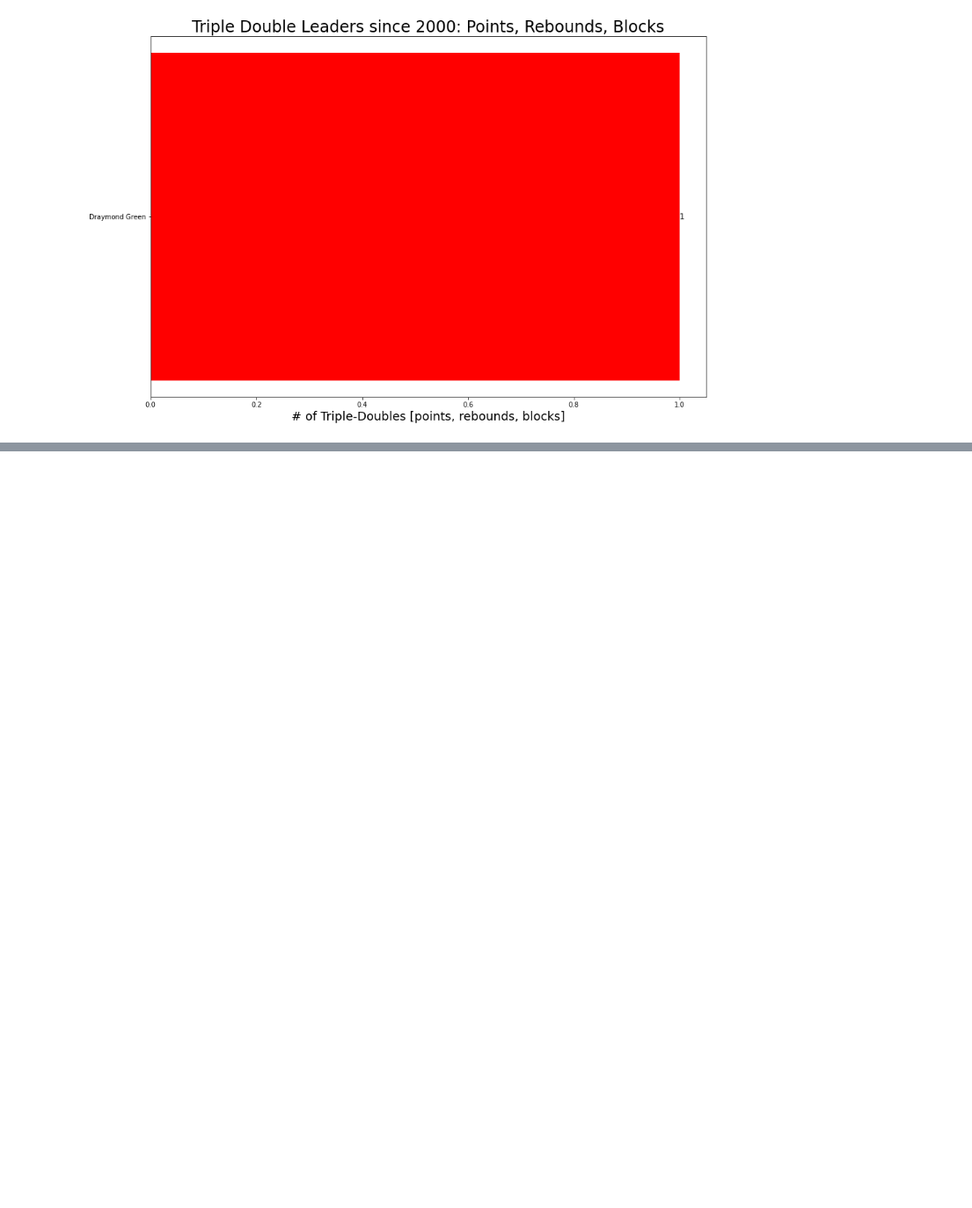
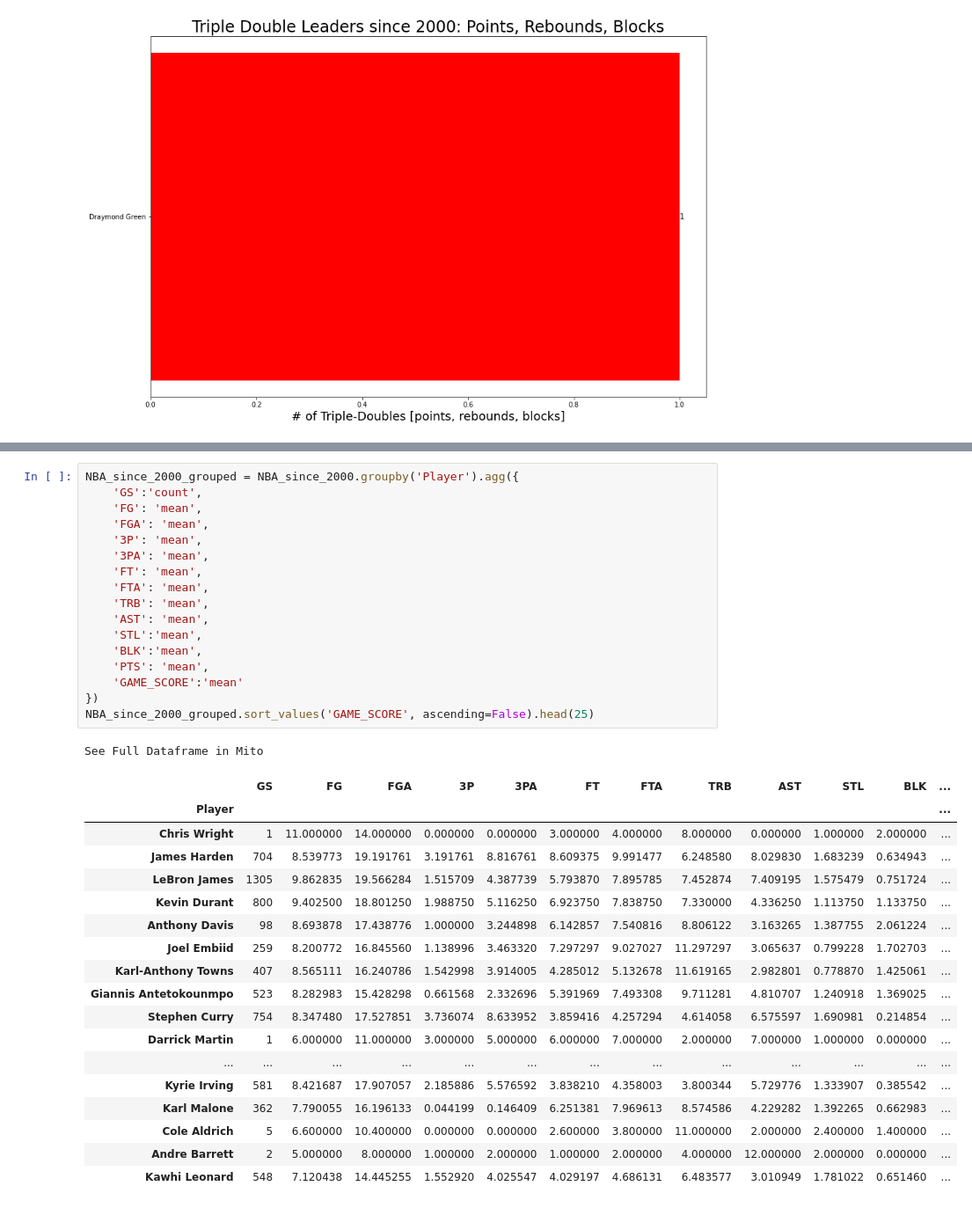
Before and after one commit to bme3412/Python, a Jupyter notebook: Projects/Basketball_reference/NBA_since_2000.ipynb, the cells around one changed output, grey strips where cells are left out. Shown at 88% size. Cells and saved outputs as stored; diff of their text form; blank space fills up the shorter version.

```diff
--- a/Projects/Basketball_reference/NBA_since_2000.ipynb
+++ b/Projects/Basketball_reference/NBA_since_2000.ipynb
@@ -1511,0 +1484,37 @@ grouped.sort_values('PTS', ascending=False)
+# %%
+NBA_since_2000_grouped = NBA_since_2000.groupby('Player').agg({
+    'GS':'count',
+    'FG': 'mean',
+    'FGA': 'mean',
+    '3P': 'mean',
+    '3PA': 'mean',
+    'FT': 'mean',
+    'FTA': 'mean',
+    'TRB': 'mean',
+    'AST': 'mean',
+    'STL':'mean',
+    'BLK':'mean',
+    'PTS': 'mean',
+    'GAME_SCORE':'mean'
+})
+NBA_since_2000_grouped.sort_values('GAME_SCORE', ascending=False).head(25)
+# %% [output]
+See Full Dataframe in Mito
+|  | GS | FG | FGA | 3P | 3PA | FT | FTA | TRB | AST | STL | BLK | ... |
+| Player |  |  |  |  |  |  |  |  |  |  |  | ... |
+| Chris Wright | 1 | 11.000000 | 14.000000 | 0.000000 | 0.000000 | 3.000000 | 4.000000 | 8.000000 | 0.000000 | 1.000000 | 2.000000 | ... |
+| James Harden | 704 | 8.539773 | 19.191761 | 3.191761 | 8.816761 | 8.609375 | 9.991477 | 6.248580 | 8.029830 | 1.683239 | 0.634943 | ... |
+| LeBron James | 1305 | 9.862835 | 19.566284 | 1.515709 | 4.387739 | 5.793870 | 7.895785 | 7.452874 | 7.409195 | 1.575479 | 0.751724 | ... |
+| Kevin Durant | 800 | 9.402500 | 18.801250 | 1.988750 | 5.116250 | 6.923750 | 7.838750 | 7.330000 | 4.336250 | 1.113750 | 1.133750 | ... |
+| Anthony Davis | 98 | 8.693878 | 17.438776 | 1.000000 | 3.244898 | 6.142857 | 7.540816 | 8.806122 | 3.163265 | 1.387755 | 2.061224 | ... |
+| Joel Embiid | 259 | 8.200772 | 16.845560 | 1.138996 | 3.463320 | 7.297297 | 9.027027 | 11.297297 | 3.065637 | 0.799228 | 1.702703 | ... |
+| Karl-Anthony Towns | 407 | 8.565111 | 16.240786 | 1.542998 | 3.914005 | 4.285012 | 5.132678 | 11.619165 | 2.982801 | 0.778870 | 1.425061 | ... |
+| Giannis Antetokounmpo | 523 | 8.282983 | 15.428298 | 0.661568 | 2.332696 | 5.391969 | 7.493308 | 9.711281 | 4.810707 | 1.240918 | 1.369025 | ... |
+| Stephen Curry | 754 | 8.347480 | 17.527851 | 3.736074 | 8.633952 | 3.859416 | 4.257294 | 4.614058 | 6.575597 | 1.690981 | 0.214854 | ... |
+| Darrick Martin | 1 | 6.000000 | 11.000000 | 3.000000 | 5.000000 | 6.000000 | 7.000000 | 2.000000 | 7.000000 | 1.000000 | 0.000000 | ... |
+| ... | ... | ... | ... | ... | ... | ... | ... | ... | ... | ... | ... | ... |
+| Kyrie Irving | 581 | 8.421687 | 17.907057 | 2.185886 | 5.576592 | 3.838210 | 4.358003 | 3.800344 | 5.729776 | 1.333907 | 0.385542 | ... |
+| Karl Malone | 362 | 7.790055 | 16.196133 | 0.044199 | 0.146409 | 6.251381 | 7.969613 | 8.574586 | 4.229282 | 1.392265 | 0.662983 | ... |
+| Cole Aldrich | 5 | 6.600000 | 10.400000 | 0.000000 | 0.000000 | 2.600000 | 3.800000 | 11.000000 | 2.000000 | 2.400000 | 1.400000 | ... |
+| Andre Barrett | 2 | 5.000000 | 8.000000 | 1.000000 | 2.000000 | 1.000000 | 2.000000 | 4.000000 | 12.000000 | 2.000000 | 0.000000 | ... |
+| Kawhi Leonard | 548 | 7.120438 | 14.445255 | 1.552920 | 4.025547 | 4.029197 | 4.686131 | 6.483577 | 3.010949 | 1.781022 | 0.651460 | ... |
```
Also changed, not shown: parts of 54 cells of this notebook.
